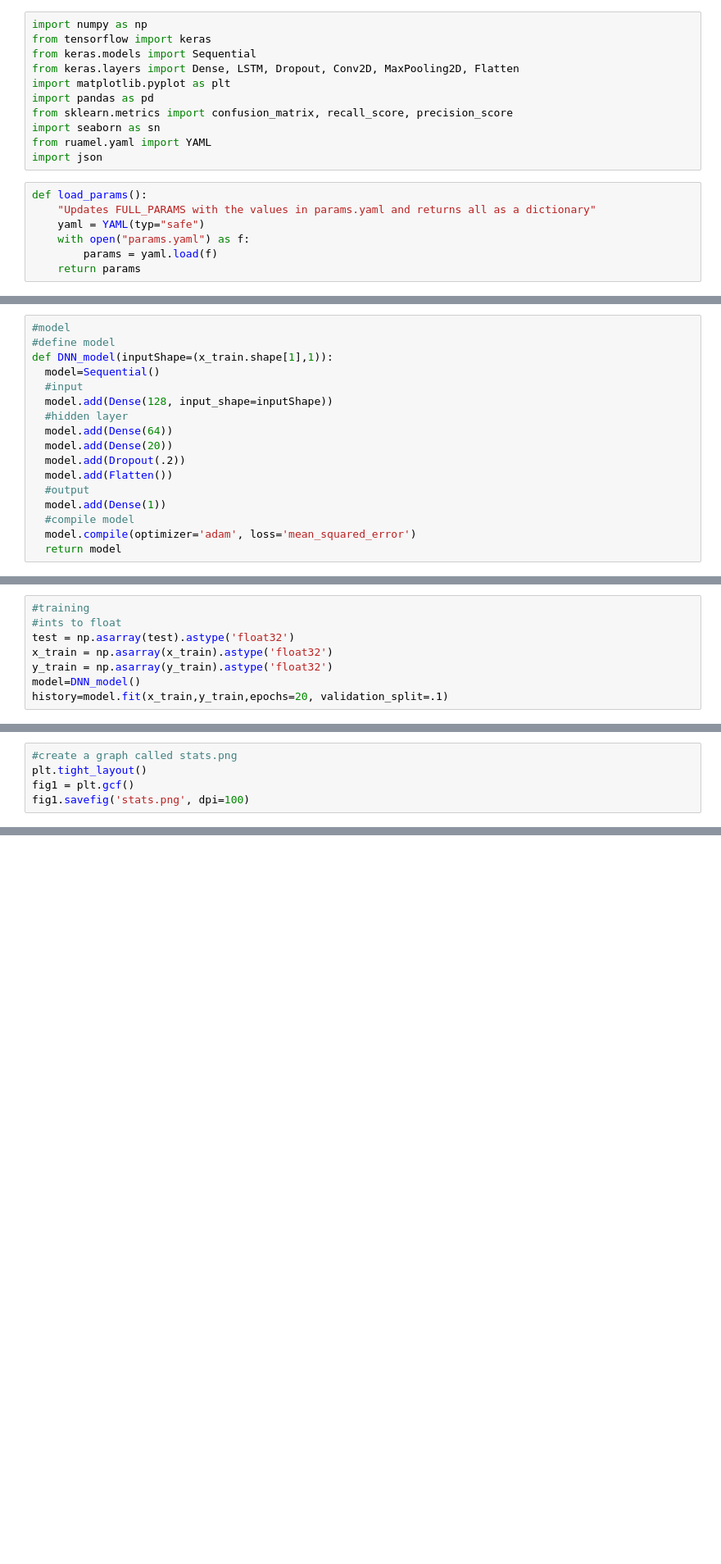
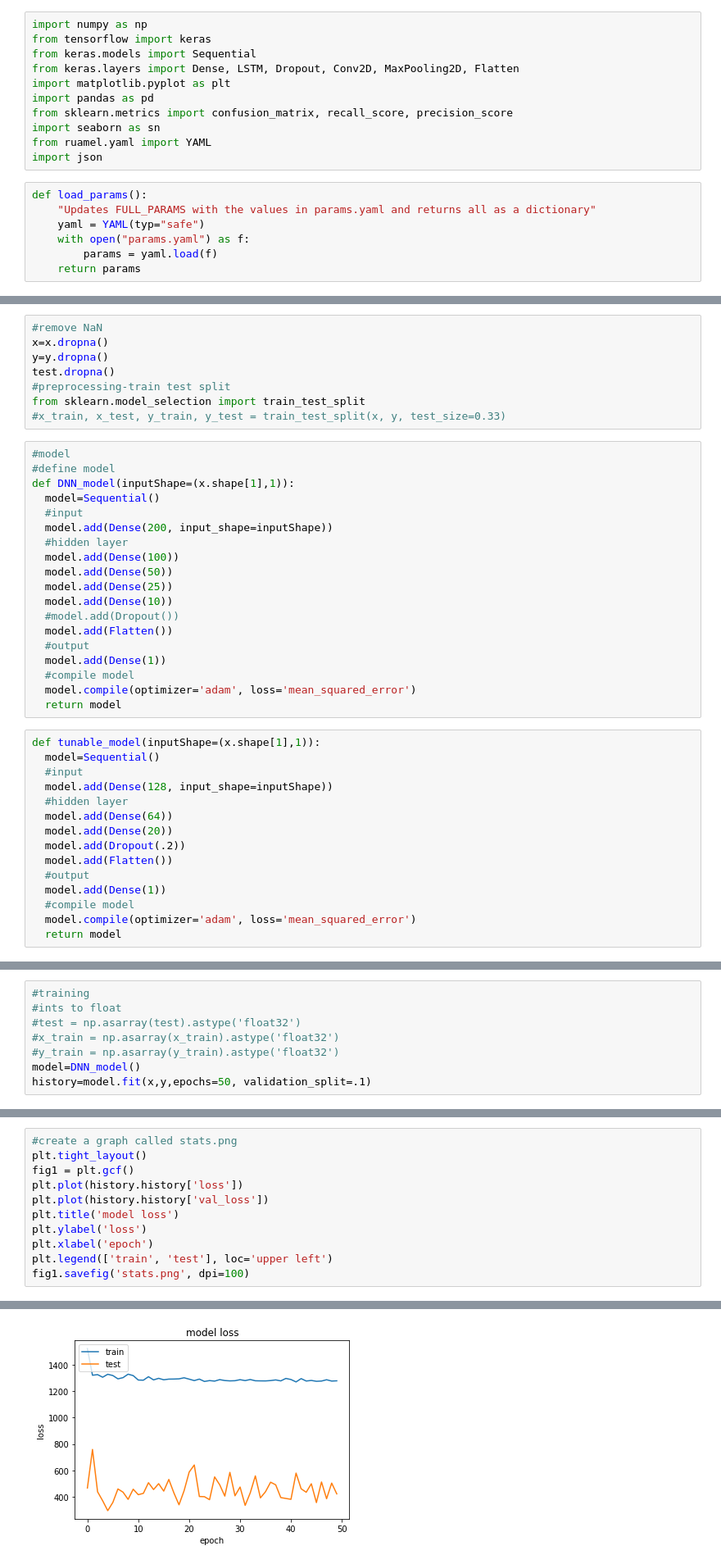
Before and after one commit to Camouflage10/disease-spread-model, a Jupyter notebook: disease_model.ipynb, the cells around one changed output, grey strips where cells are left out. Shown at 82% size. Saved outputs shown, nothing was run; the diff lists cells and outputs as text; blank space fills up the shorter version.

```diff
--- a/disease_model.ipynb
+++ b/disease_model.ipynb
@@ -87,7 +101,32 @@ test.dropna()
+# %%
+#remove NaN
+x=x.dropna()
+y=y.dropna()
+test.dropna()
+#preprocessing-train test split
+from sklearn.model_selection import train_test_split
+#x_train, x_test, y_train, y_test = train_test_split(x, y, test_size=0.33)
+# %%
+#model
+#define model
+def DNN_model(inputShape=(x.shape[1],1)):
+  model=Sequential()
+  #input
+  model.add(Dense(200, input_shape=inputShape))
+  #hidden layer
+  model.add(Dense(100))
+  model.add(Dense(50))
+  model.add(Dense(25))
+  model.add(Dense(10))
+  #model.add(Dropout())
+  model.add(Flatten())
+  #output
+  model.add(Dense(1))
+  #compile model
+  model.compile(optimizer='adam', loss='mean_squared_error')
+  return model
 # %%
-#model
-#define model
-def DNN_model(inputShape=(x_train.shape[1],1)):
+def tunable_model(inputShape=(x.shape[1],1)):
   model=Sequential()
   #input
   model.add(Dense(128, input_shape=inputShape))
@@ -106,9 +148,9 @@ def DNN_model(inputShape=(x_train.shape[1],1)):
 # %%
 #training
 #ints to float
-test = np.asarray(test).astype('float32')
-x_train = np.asarray(x_train).astype('float32')
-y_train = np.asarray(y_train).astype('float32')
+#test = np.asarray(test).astype('float32')
+#x_train = np.asarray(x_train).astype('float32')
+#y_train = np.asarray(y_train).astype('float32')
 model=DNN_model()
-history=model.fit(x_train,y_train,epochs=20, validation_split=.1)
+history=model.fit(x,y,epochs=50, validation_split=.1)
 # %% [output]
@@ -143,5 +192,11 @@ with open('metrics.json', 'w') as outfile:
 #create a graph called stats.png
 plt.tight_layout()
 fig1 = plt.gcf()
+plt.plot(history.history['loss'])
+plt.plot(history.history['val_loss'])
+plt.title('model loss')
+plt.ylabel('loss')
+plt.xlabel('epoch')
+plt.legend(['train', 'test'], loc='upper left')
 fig1.savefig('stats.png', dpi=100)
 # %% [output]
@@ -148,0 +203 @@ fig1.savefig('stats.png', dpi=100)
+[figure, added]
```
Also changed, not shown: parts of 14 cells of this notebook.
